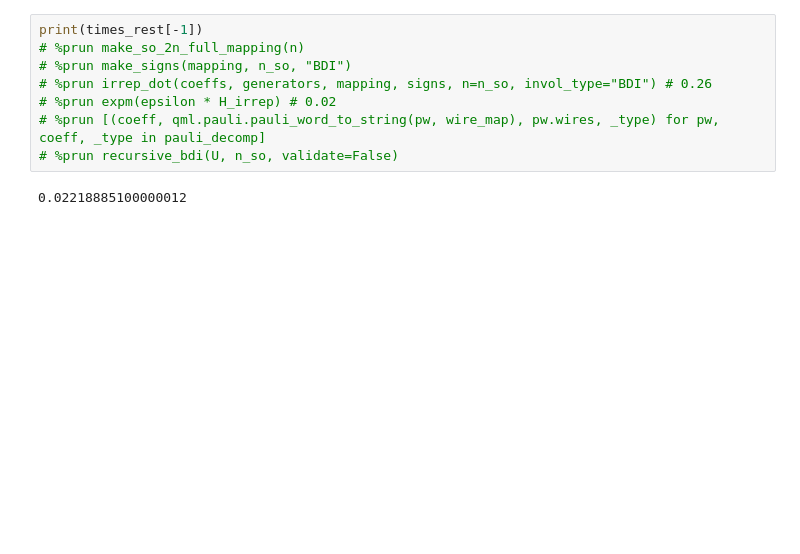
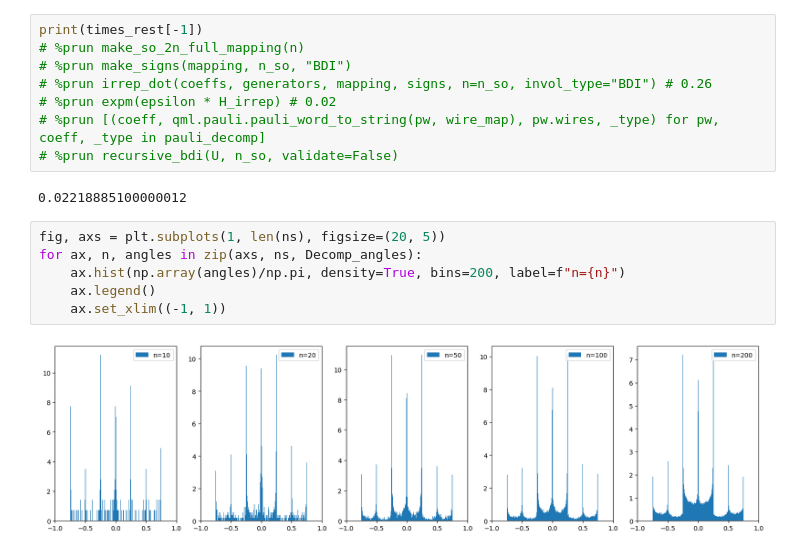
Before and after one commit to dwierichs/kak-tools, a Jupyter notebook: notebooks/fdhs_performance.ipynb, the cells around one changed output. Drawn from its saved outputs; the diff is of its cells as text; blank space fills up the shorter version.

```diff
--- a/notebooks/fdhs_performance.ipynb
+++ b/notebooks/fdhs_performance.ipynb
@@ -255,3 +272,11 @@ print(times_rest[-1])
 # %prun recursive_bdi(U, n_so, validate=False)
 # %% [output]
 0.02218885100000012
+# %%
+fig, axs = plt.subplots(1, len(ns), figsize=(20, 5))
+for ax, n, angles in zip(axs, ns, Decomp_angles):
+    ax.hist(np.array(angles)/np.pi, density=True, bins=200, label=f"n={n}")
+    ax.legend()
+    ax.set_xlim((-1, 1))
+# %% [output]
+[figure, added]
```
Also changed, not shown: parts of 5 cells of this notebook, 5 other files.
